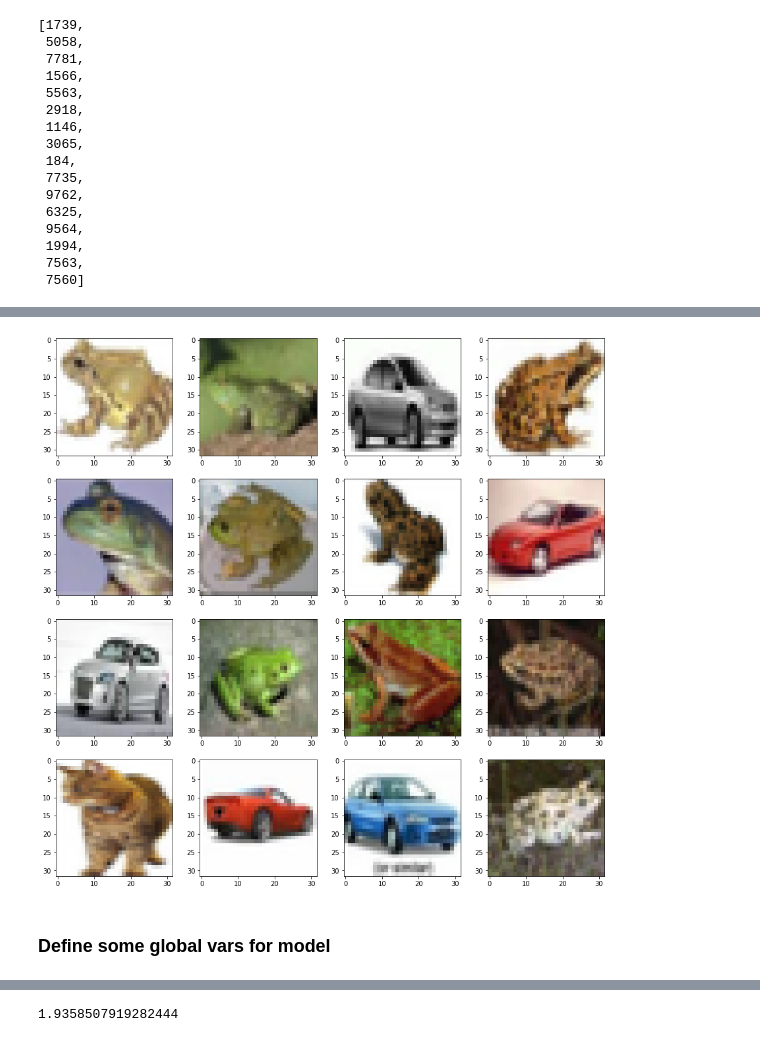
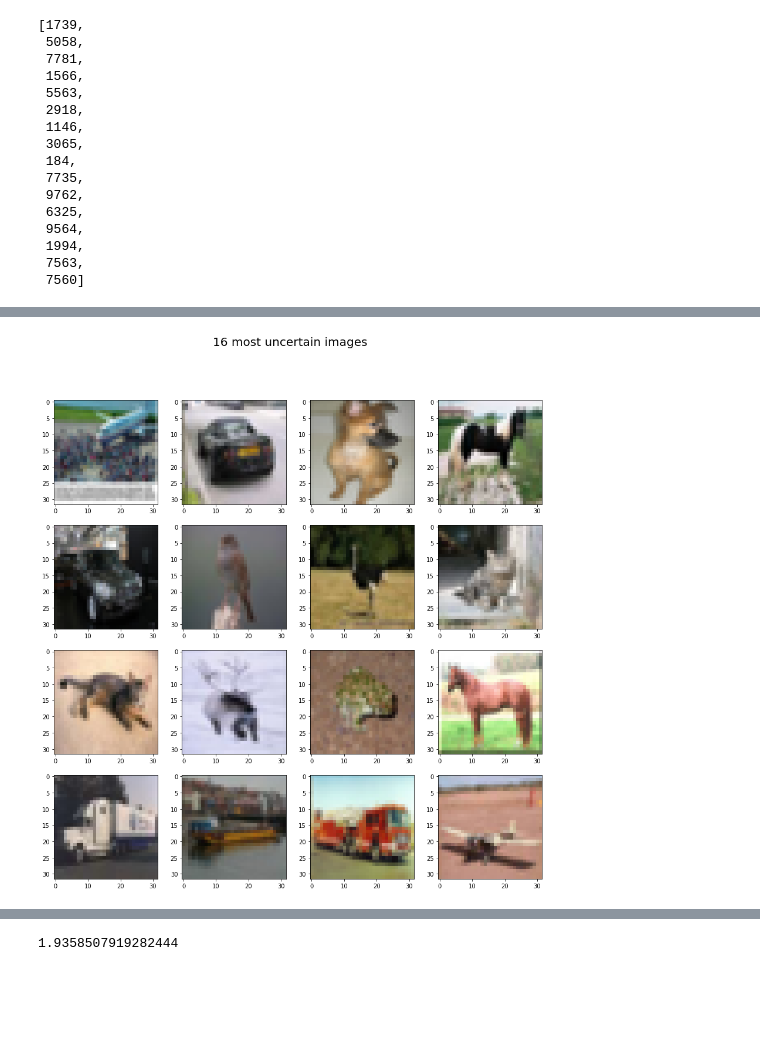
Before and after one commit to bkane2/ppl-workshop, a Jupyter notebook: CifarModel.ipynb, the cells around one changed output, grey strips where cells are left out. Saved outputs shown, nothing was run; the diff lists cells and outputs as text; code cells hidden in the pictures; blank space fills up the shorter version.

```diff
--- a/CifarModel.ipynb
+++ b/CifarModel.ipynb
@@ -51,11 +75,13 @@ test_dataset = torchvision.datasets.CIFAR10(root='./data', train=False,
 # %% [output]
 Files already downloaded and verified
 # %%
-def plot_grid(img_ids):
+def plot_grid(img_ids, title=None):
   fig, axs = plt.subplots(4, 4, figsize=(15,15))
   for idx, img_id in enumerate(img_ids):
       i = idx // 4
       j = idx % 4
       axs[i][j].imshow(np.transpose(np.reshape(test_dataset[img_id][0], (3, 32,32)), (1,2,0)))
 
+  if title:
+    fig.suptitle(title, fontsize=20)
   plt.show()
@@ -90,6 +116,4 @@ plot_grid(most_uncertain)
-# %%
-plot_grid(most_certain)
-# %% [output]
-[figure, removed]
-# %% [markdown]
-### Define some global vars for model
+# %%
+plot_grid(most_uncertain, title="16 most uncertain images")
+# %% [output]
+[figure, added]
```
Also changed, not shown: parts of 31 cells of this notebook, 3 other files.
